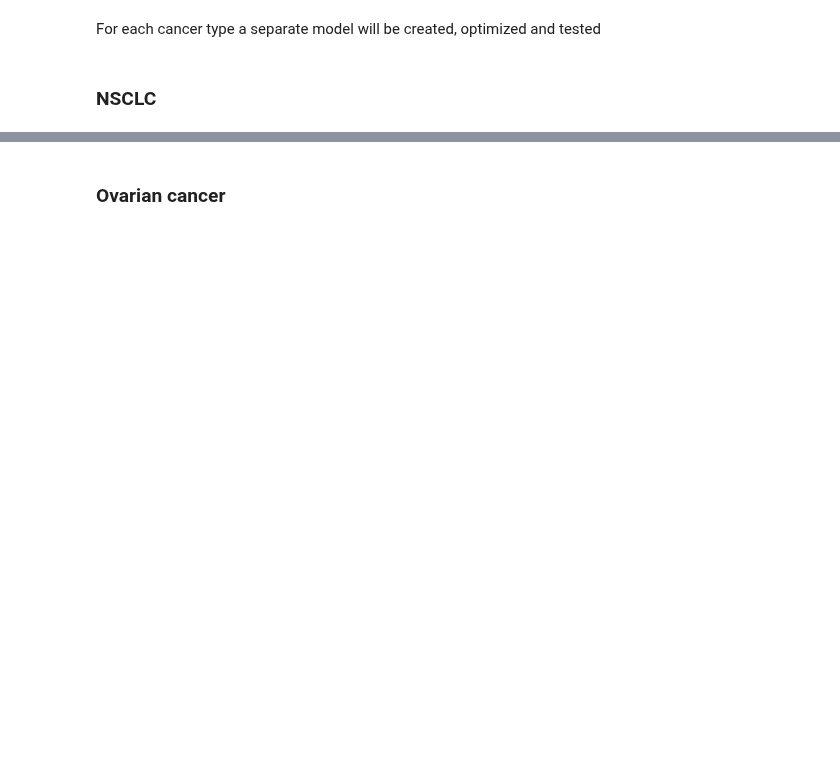
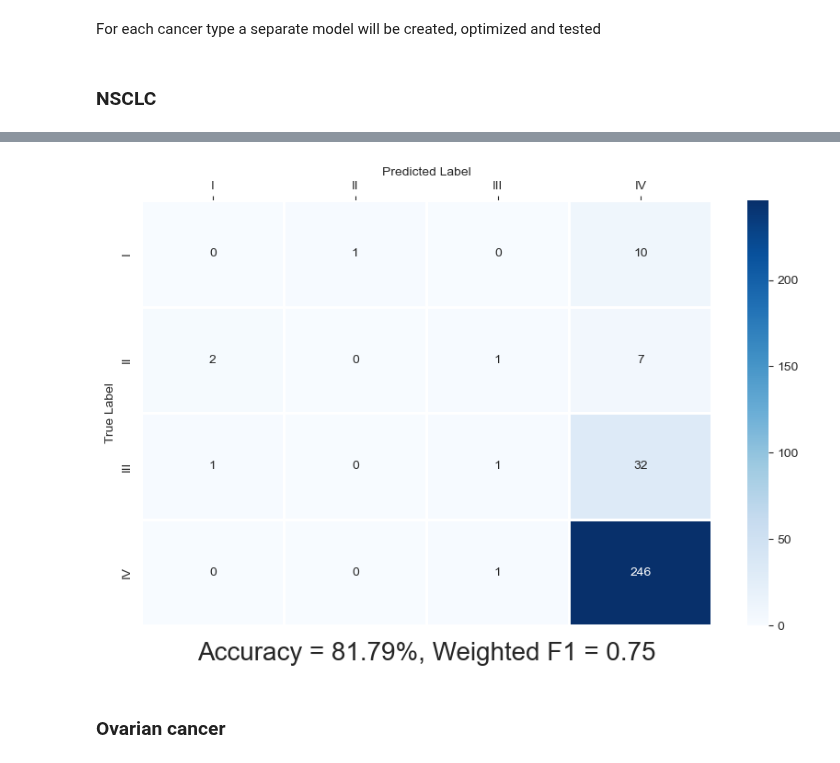
Before and after one commit to CyperStone/cancer-stage-prediction, a Jupyter notebook: notebooks/baseline_models.ipynb, the cells around one changed output, grey strips where cells are left out. Cells and saved outputs as stored; diff of their text form; code cells hidden in the pictures; blank space fills up the shorter version.

```diff
--- a/notebooks/baseline_models.ipynb
+++ b/notebooks/baseline_models.ipynb
@@ -457,11 +452,7 @@ accuracy = accuracy_score(y_true, y_pred.astype(int))
 f1 = f1_score(y_true, y_pred.astype(int), average='weighted')
 cm = confusion_matrix(y_true, y_pred.astype(int))
 
-title_dict = {
-    'text': f'Accuracy = {accuracy*100:.2f}, Weighted F1 = {f1:.2f}',
-    'x': 0.5,
-    'y': 0.05
-}
+title = f'Accuracy = {accuracy*100:.2f}%, Weighted F1 = {f1:.2f}'
 
-plot_confusion_matrix(cm, labels, title_dict)
+plot_confusion_matrix(cm, labels, title)
 # %% [output]
@@ -469,3 +459,4 @@ plot_confusion_matrix(cm, labels, title_dict)
+[figure, added]
 # %% [markdown]
 ### Ovarian cancer
 # %%
```
Also changed, not shown: parts of 45 cells of this notebook.
